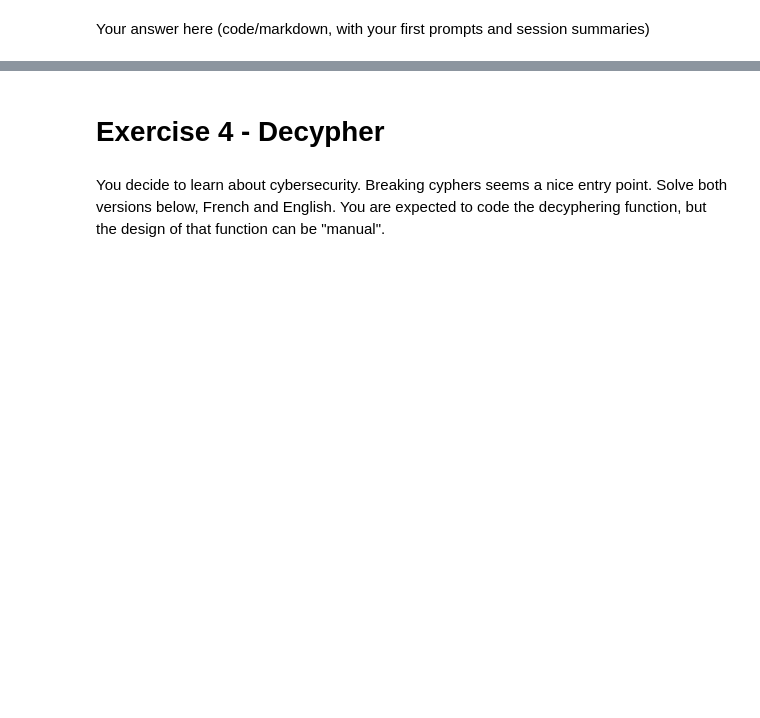
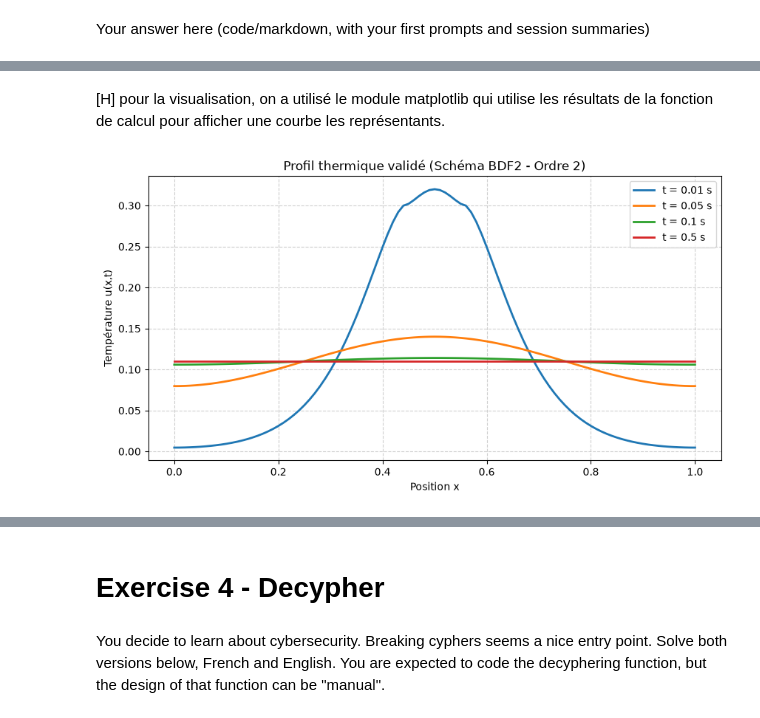
Before and after one commit to dmtridrn/M1, a Jupyter notebook: progres/tm2/TME2.ipynb, the cells around one changed output, grey strips where cells are left out. Drawn from its saved outputs; the diff is of its cells as text; code cells hidden in the pictures; blank space fills up the shorter version.

```diff
--- a/progres/tm2/TME2.ipynb
+++ b/progres/tm2/TME2.ipynb
@@ -354,0 +422,24 @@ Your answer here (code/markdown, with your first prompts and session summaries)
+# %% [markdown]
+[H]
+pour la visualisation, on a utilisé le module matplotlib qui utilise les résultats de la fonction de calcul pour afficher une courbe les représentants.
+# %%
+#[LLM]
+x, t, U = solve_heat_bdf2()
+
+plt.figure(figsize=(10, 5))
+times_to_plot = [0.01, 0.05, 0.1, 0.5]
+
+for t_val in times_to_plot:
+    # On convertit le temps en index de tableau (dt = 0.005)
+    idx = int(t_val / 0.005)
+    plt.plot(x, U[idx,:], label=f't = {t_val} s', linewidth=2)
+
+plt.title("Profil thermique validé (Schéma BDF2 - Ordre 2)")
+plt.xlabel("Position x")
+plt.ylabel("Température u(x,t)")
+plt.legend()
+plt.grid(True, linestyle='--', alpha=0.6)
+
+plt.show()
+# %% [output]
+[figure, added]
```
Also changed, not shown: parts of 36 cells of this notebook, 1 other file.
